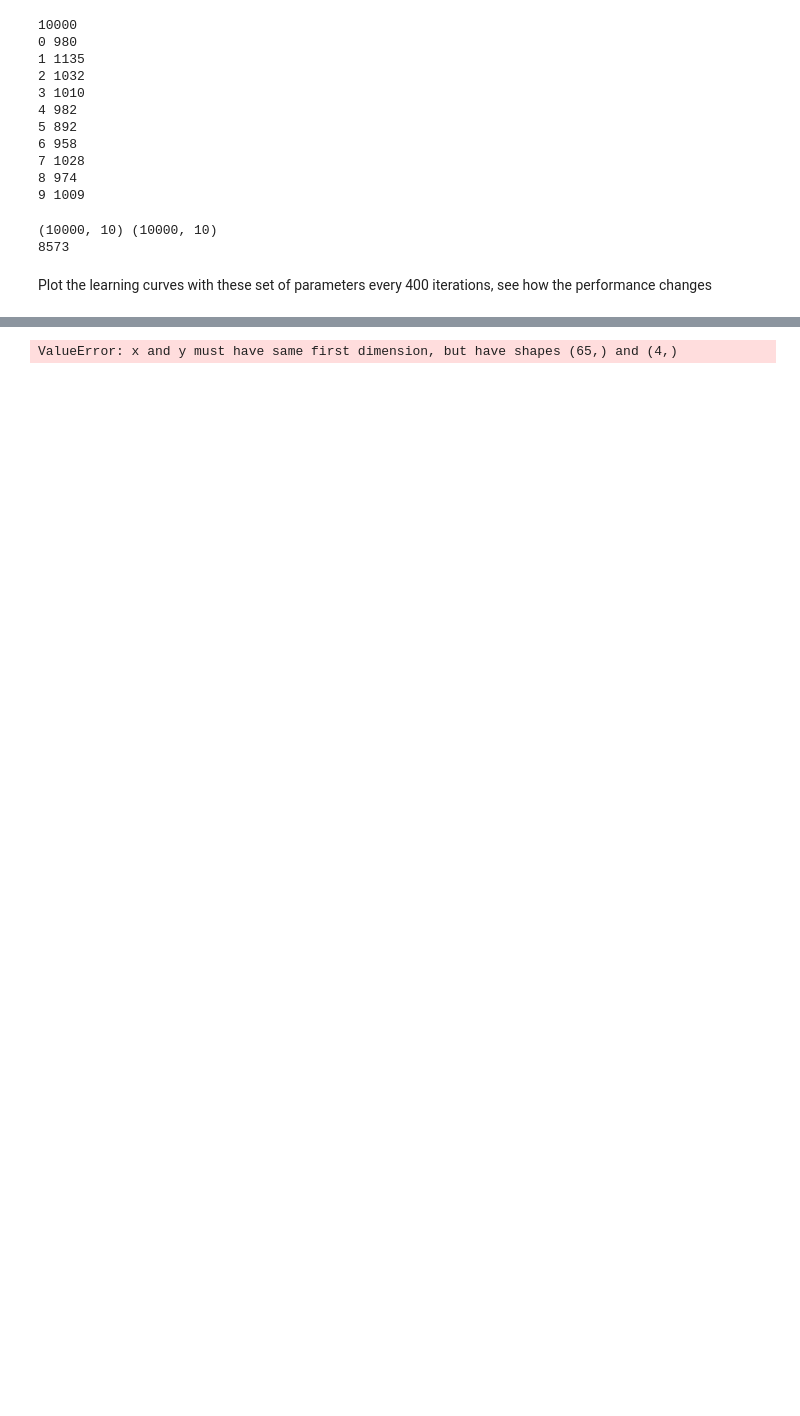
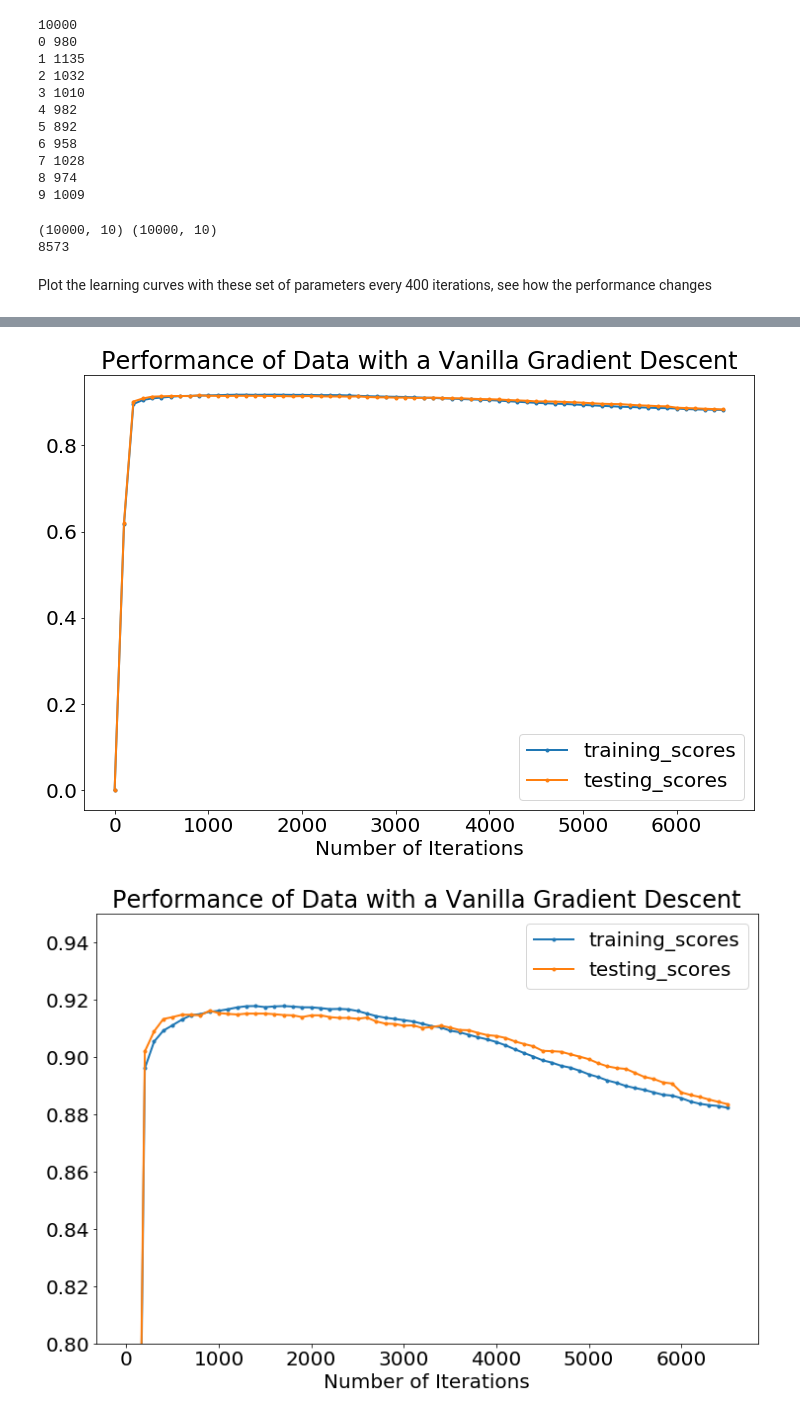
Before and after one commit to Naireen/CSC411, a Jupyter notebook: A2/BeginningPart.ipynb, the cells around one changed output, grey strips where cells are left out. Drawn from its saved outputs; the diff is of its cells as text; code cells hidden in the pictures; blank space fills up the shorter version.

```diff
--- a/A2/BeginningPart.ipynb
+++ b/A2/BeginningPart.ipynb
@@ -295,6 +295,9 @@ def grad_descent_learn(df, x, y, W0, b0, testX, testY, alpha, EPS=1e-7, max_iter
     # inital weights, pass in both bias and weights together for now
     #max_iter = 1000
     iter = 0
+    perform_train = np.zeros(max_iter//100 +1)
+    perform_test = np.zeros(max_iter//100 +1)
+    counter = 1
     while norm(W1 - prev_totalW0) > EPS and iter < max_iter:
         prev_totalW0 = W1.copy()
         W1 -= alpha * df(x, W1, y)
@@ -307,7 +310,8 @@ def grad_descent_learn(df, x, y, W0, b0, testX, testY, alpha, EPS=1e-7, max_iter
             preds_max =  preds.max(axis = 1)
             final_preds = np.isin(preds, preds_max).astype(int)
             print(len(np.where((y.T == final_preds).all(axis =1)==True)[0]))
-
+            #print(final_preds.shape)
+            perform_train[counter ]= len(np.where((y.T == final_preds).all(axis =1)==True)[0])/ float(final_preds.shape[0])
             added_ones = np.ones((testX.shape[1], 1))
             totaltestX = np.concatenate((testX,added_ones.T), axis=0)
             preds = np.matmul(totaltestX.T, W1)
@@ -315,13 +319,13 @@ def grad_descent_learn(df, x, y, W0, b0, testX, testY, alpha, EPS=1e-7, max_iter
             preds_max =  preds.max(axis = 1)
             final_preds = np.isin(preds, preds_max).astype(int)
             print(len(np.where((testY == final_preds).all(axis =1)==True)[0]))
-
-
+            perform_test[counter] = len(np.where((testY == final_preds).all(axis =1)==True)[0])/float(final_preds.shape[0])
+            counter +=1
         iter += 1
     print("Iter", iter)
     end = time.time()
     print("Time taken:", (end - start))
-    return W1
+    return W1, perform_train, perform_test
 
 
 def part4b(data, W0, b0, y, testX, testY ,  alpha=0.01, max_iter = 1000):
@@ -335,7 +339,7 @@ weights = np.ones_like(weights)
 weights_bias = np.zeros(10).reshape(1, 10)
 #final_weights = part4(trainX_small, weights, weights_bias, trainY_small.T, alpha=1.5, max_iter=100)
 print(trainX_small.shape, testX.shape)
-final_weights2, performance_train, performance_test = part4b(trainX_small, weights, weights_bias, trainY_small.T, testX.T, testY, alpha = 1.0, max_iter=500)
+final_weights2, performance_train, performance_test = part4b(trainX, weights, weights_bias, trainY.T, testX.T, testY, alpha = 1.0, max_iter=6500)
 # %% [output]
 (784, 6000) (10000, 784)
 Iter 0
@@ -359,8 +360,0 @@ ValueError: too many values to unpack (expected 3)
-# %%
-plt.plot(iterations, performance_train[:-1], label = "training_scores")
-plt.plot(iterations, performance_test[:-1], label = "testing_scores")
-plt.xlabel("Iterations of Gradient Descent")
-plt.legend()
-plt.show()
-# %% [output]
-ValueError: x and y must have same first dimension, but have shapes (65,) and (4,)
@@ -370,0 +361,32 @@ ValueError: x and y must have same first dimension, but have shapes (65,) and (4
+# %%
+iterations = np.arange(6500//100 +1)*100
+#print(iterations)
+matplotlib.rcParams.update({'font.size': 20})
+#print(performance_train)
+#print(performance_test)
+plt.figure(figsize=(12, 8))
+plt.title("Performance of Data with a Vanilla Gradient Descent")
+plt.plot(iterations, performance_train, label = "training_scores", marker='.', linewidth = 2)
+plt.plot(iterations, performance_test, label = "testing_scores", marker='.', linewidth = 2)
+plt.xlabel("Number of Iterations")
+plt.legend()
+plt.show()
+#plt.savefig("")
+#ave the datalines
+
+#print(iterations)
+#print(performance_train)
+#print(performance_test)
+plt.figure(figsize=(12, 8))
+plt.title("Performance of Data with a Vanilla Gradient Descent")
+plt.plot(iterations, performance_train, label = "training_scores", marker='.', linewidth = 2)
+plt.plot(iterations, performance_test, label = "testing_scores", marker='.', linewidth = 2)
+plt.xlabel("Number of Iterations")
+plt.legend()
+plt.ylim([0.80, .95])
+plt.show()
+#plt.savefig("")
+#ave the datalines
+# %% [output]
+[figure, added]
+[figure, added]
```
Also changed, not shown: parts of 5 cells of this notebook, 3 other files.
